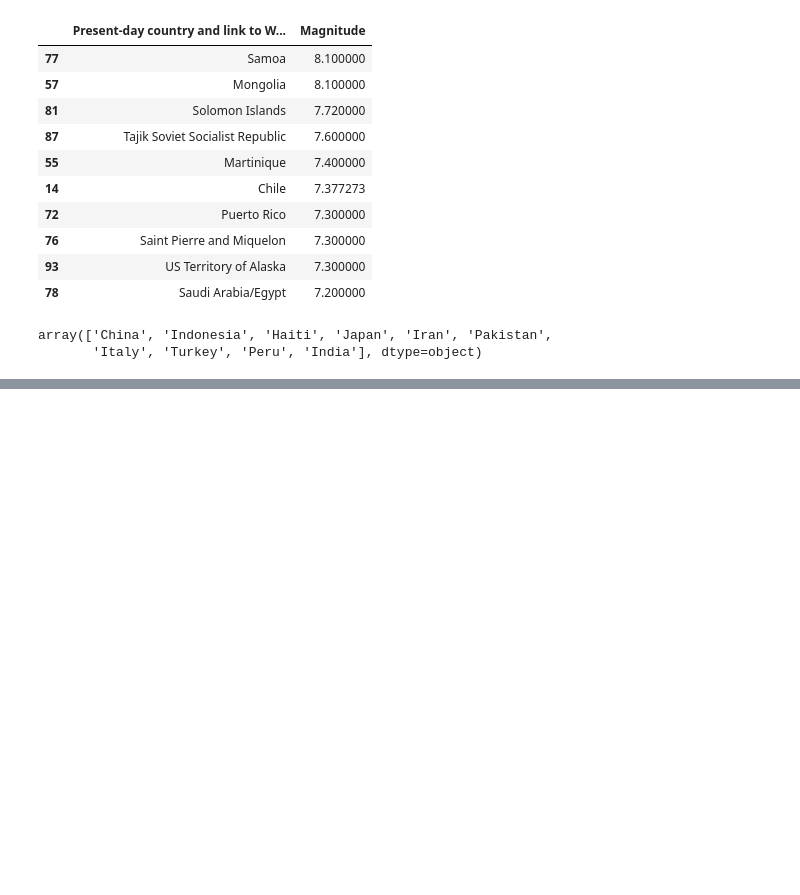
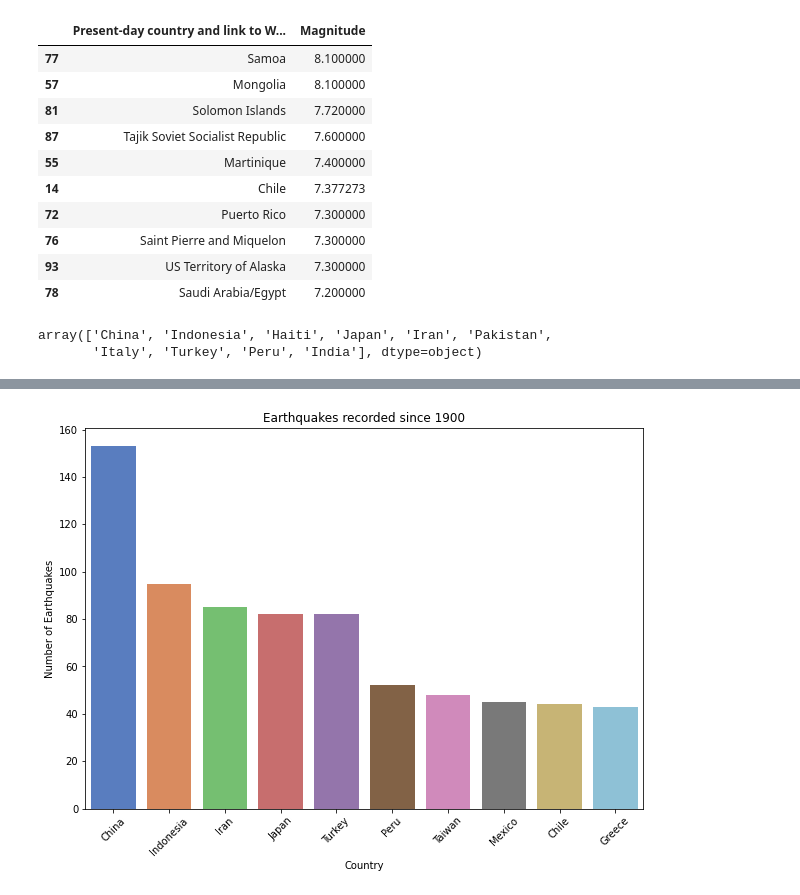
Before and after one commit to nss-data-science-cohort-4/dq3-earthquakes-down-to-earth, a Jupyter notebook: pt1analysis.ipynb, the cells around one changed output, grey strips where cells are left out. Saved outputs shown, nothing was run; the diff lists cells and outputs as text; code cells hidden in the pictures; blank space fills up the shorter version.

```diff
--- a/pt1analysis.ipynb
+++ b/pt1analysis.ipynb
@@ -99,0 +137,5 @@ array(['Papua New Guinea', 'China', 'Algeria', 'Malaysia', 'Peru',
+# %%
+common = common_eq_df.head(10)['Country']
+common_df = common_eq_df.head(10)
+deadly = top_10_deadly['Present-day country and link to Wikipedia article']
+common.unique()
@@ -99,0 +188,9 @@ array(['Papua New Guinea', 'China', 'Algeria', 'Malaysia', 'Peru',
+# %%
+sns.set_palette('muted')
+plt.figure(figsize=(10,7))
+axb = sns.barplot(data=common_df,x='Country',y='Number of earthquakes')
+axb.set(ylabel='Number of Earthquakes',xlabel='Country',title='Earthquakes recorded since 1900')
+plt.xticks(rotation=45,ha='center')
+plt.show()
+# %% [output]
+[figure, added]
```
Also changed, not shown: parts of 18 cells of this notebook, 4 other files.
